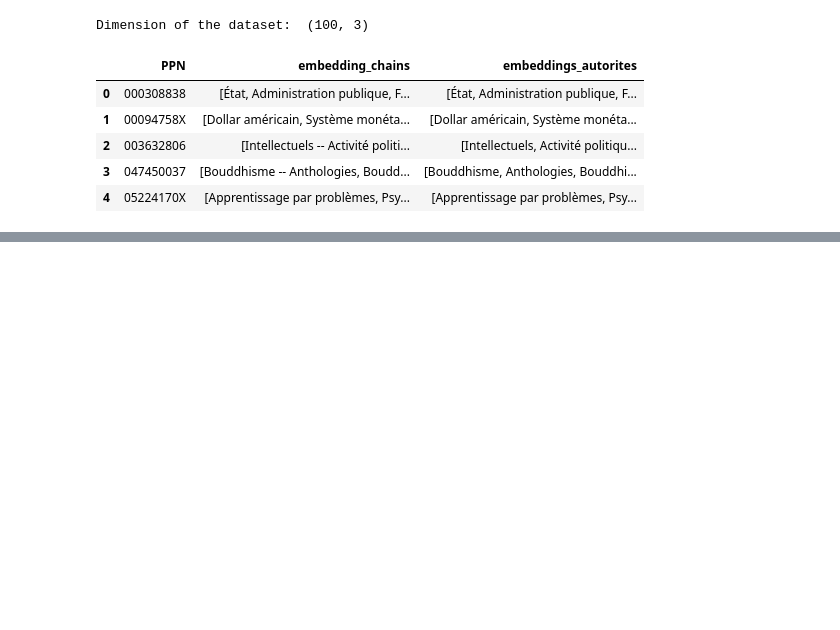
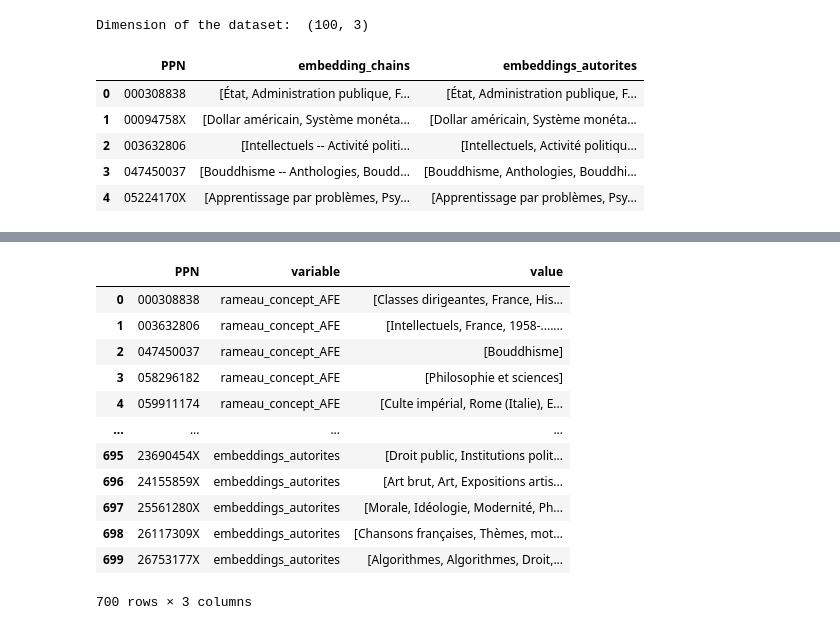
Before and after one commit to abes-esr/labo-indexation-ai, a Jupyter notebook: merge_reindexation_after_correction.ipynb, the cells around one changed output, grey strips where cells are left out. Cells and saved outputs as stored; diff of their text form; code cells hidden in the pictures; blank space fills up the shorter version.

```diff
--- a/merge_reindexation_after_correction.ipynb
+++ b/merge_reindexation_after_correction.ipynb
@@ -148,6 +158,7 @@ data
 100 rows × 4 columns
 # %%
 # Recreate indexation files
+index_columns = []
 for suf in suffix_list:
     print(f"Merging {suf} reindexation")
     unimarc = str("INDEX_UNI_" + suf)
@@ -155,6 +166,7 @@ for suf in suffix_list:
     temp = df[["PPN", unimarc, public]].dropna()
     data = pd.merge(data, temp, on="PPN", how="outer")
     print("dimension after merge: ", data.shape)
+    index_columns.append(public)
 # %% [output]
 Merging AFE reindexation
 dimension after merge:  (100, 6)
@@ -243,0 +257,9 @@ Dimension after merge with embeddings:  (112, 16)
+# %%
+# Mettre à plat TOUS les mots clé
+pattern = r';;\s*(?![^()$]*\))| -- |-- | --|--| - '
+
+for col in index_columns:
+    name = col.split("_")[1]
+    print("Dealing with: ", name)
+    new_col = str('rameau_concept_' + name)
+    data[new_col] = data[col].apply(lambda x: re.split(pattern, str(x)))
@@ -243,0 +292,20 @@ Dimension after merge with embeddings:  (112, 16)
+# %%
+col_to_keep = ["PPN", "rameau_concept_AFE",
+               "rameau_concept_MCR", "rameau_concept_JMF",
+                "rameau_concept_LPL", "rameau_concept_LJZ", "rameau_concept_MPD", "embeddings_autorites"]
+df_pivot = pd.melt(data[col_to_keep], id_vars=["PPN"])
+df_pivot
+# %% [output]
+|  | PPN | variable | value |
+| 0 | 000308838 | rameau_concept_AFE | [Classes dirigeantes, France, His... |
+| 1 | 003632806 | rameau_concept_AFE | [Intellectuels, France, 1958-....... |
+| 2 | 047450037 | rameau_concept_AFE | [Bouddhisme] |
+| 3 | 058296182 | rameau_concept_AFE | [Philosophie et sciences] |
+| 4 | 059911174 | rameau_concept_AFE | [Culte impérial, Rome (Italie), E... |
+| ... | ... | ... | ... |
+| 695 | 23690454X | embeddings_autorites | [Droit public, Institutions polit... |
+| 696 | 24155859X | embeddings_autorites | [Art brut, Art, Expositions artis... |
+| 697 | 25561280X | embeddings_autorites | [Morale, Idéologie, Modernité, Ph... |
+| 698 | 26117309X | embeddings_autorites | [Chansons françaises, Thèmes, mot... |
+| 699 | 26753177X | embeddings_autorites | [Algorithmes, Algorithmes, Droit,... |
+700 rows × 3 columns
```
Also changed, not shown: parts of 16 cells of this notebook, 3 other files.
